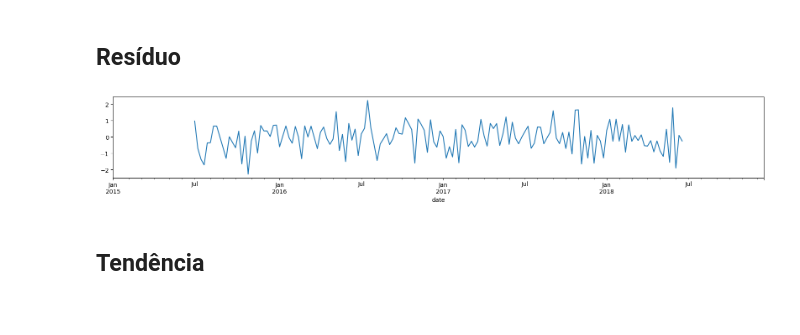
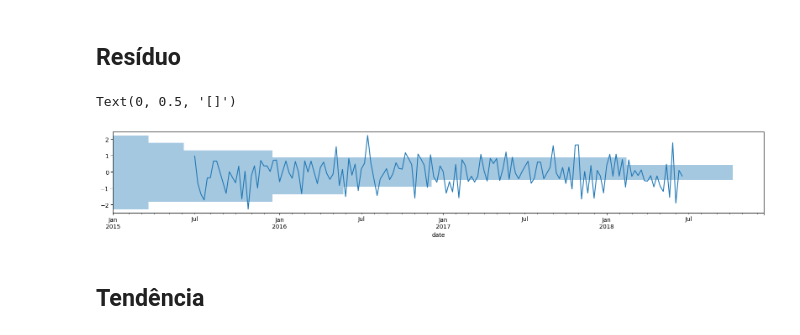
Before and after one commit to MarcioB1999/Prev_For_ULS, a Jupyter notebook: Gerador_demandas/visao_geral.ipynb, the cells around one changed output. Drawn from its saved outputs; the diff is of its cells as text; code cells hidden in the pictures.

```diff
--- a/Gerador_demandas/visao_geral.ipynb
+++ b/Gerador_demandas/visao_geral.ipynb
@@ -84,10 +86,26 @@ data.diff().groupby(data.index.month).mean().plot(kind='bar')
 [figure]
 # %% [markdown]
 ## Resíduo
-# %%
-decom.resid.plot(figsize=(20,2.5));
-# %% [output]
-[figure, removed]
+# %%
+fig=plt.figure(figsize=(10,3))
+plt.subplots_adjust(wspace=-1, hspace=0)
+
+
+
+ax=fig.add_subplot(1,2,1)
+decom.resid.plot(figsize=(20,2.5));
+
+
+ax=fig.add_subplot(1,2,2)
+ax.patch.set_alpha(0)
+plt.hist(decom.resid,orientation='horizontal',alpha = 0.4)
+plt.tick_params(axis='y', labelsize=0, length=0)
+plt.tick_params(axis='x', labelsize=0, length=0)
+plt.xlabel([], fontsize=0)
+plt.ylabel([], fontsize=0)
+# %% [output]
+Text(0, 0.5, '[]')
+[figure, added]
 # %% [markdown]
 ## Tendência
 # %%
```
Also changed, not shown: parts of 1 cell of this notebook.
